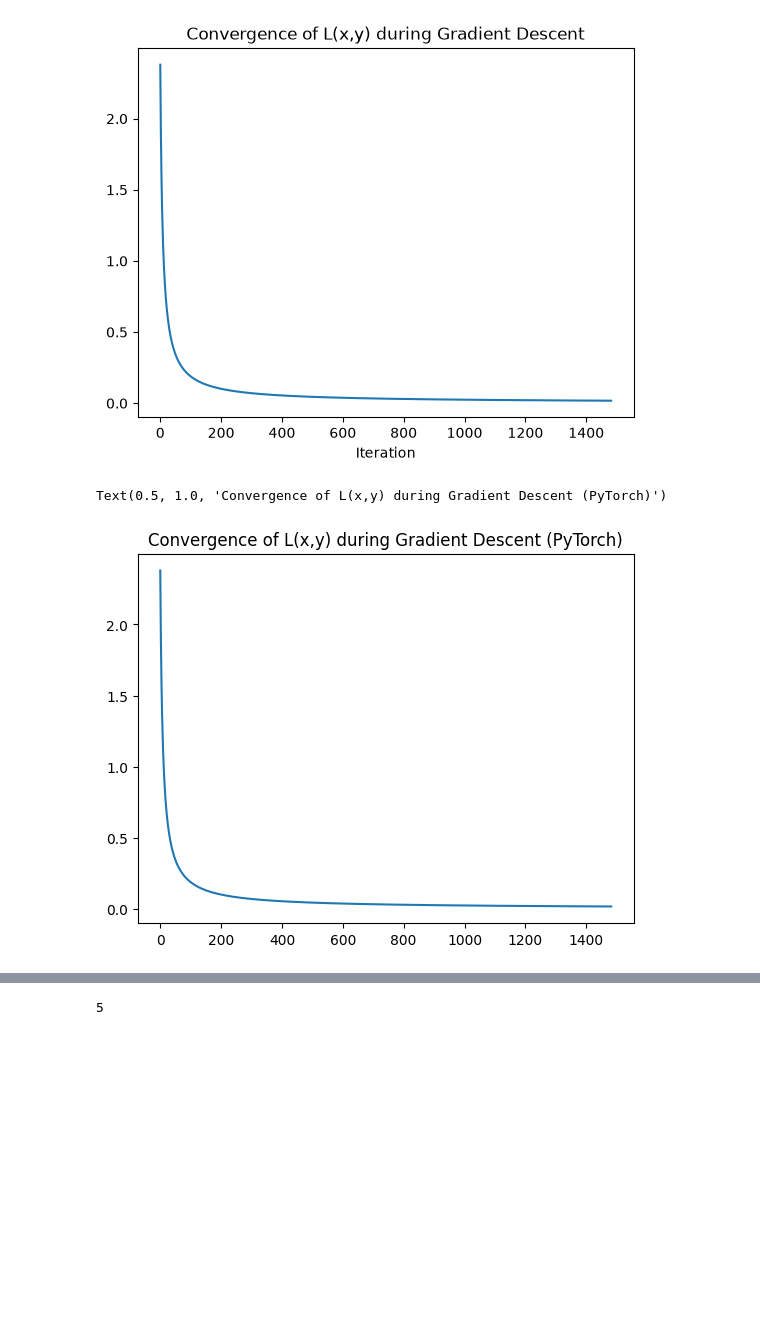
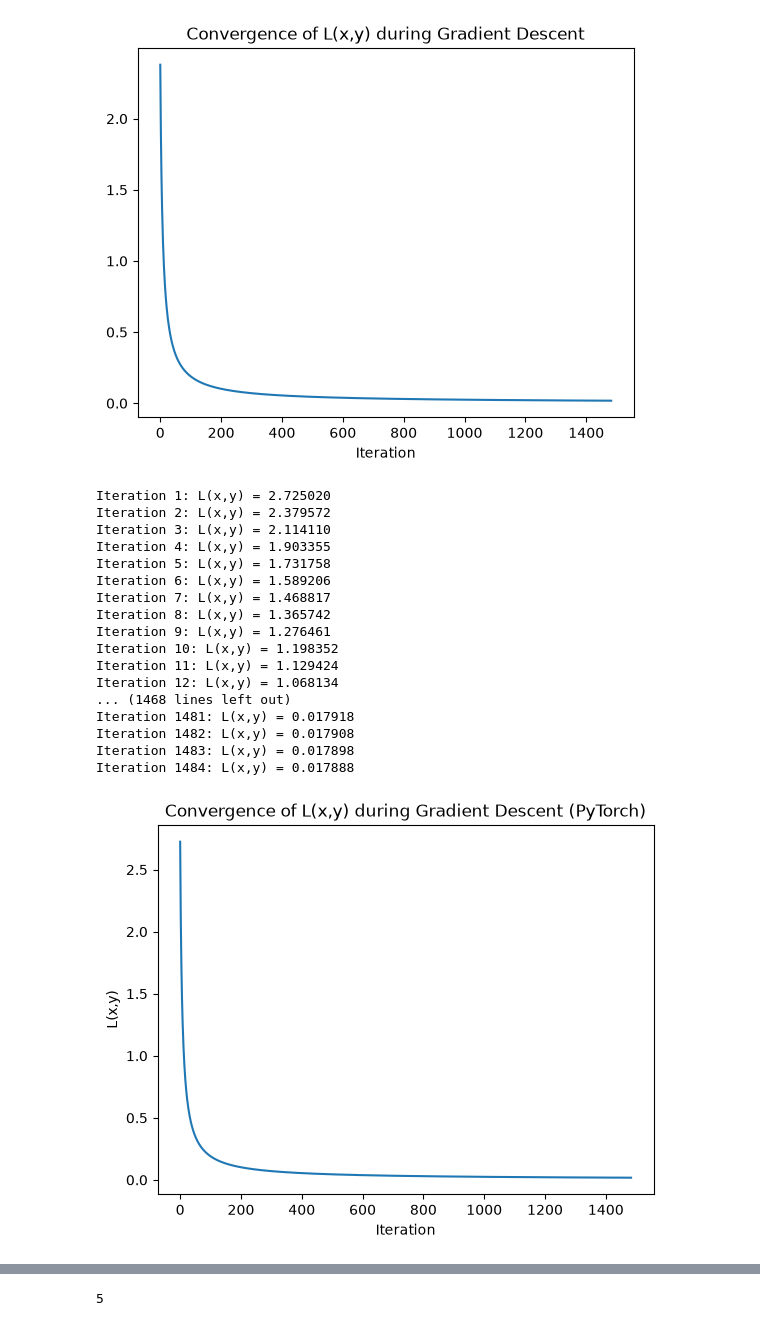
Before and after one commit to vaibhavgarg1982/DSAI-teaching, a Jupyter notebook: 0000_grad_des.ipynb, the cells around one changed output, grey strips where cells are left out. Drawn from its saved outputs; the diff is of its cells as text; code cells hidden in the pictures; blank space fills up the shorter version.

```diff
--- a/0000_grad_des.ipynb
+++ b/0000_grad_des.ipynb
@@ -101,41 +163,65 @@ Text(0.5, 0, 'Iteration')
 # %%
 # the full thing but in pytorch
 import torch
 
 # Define the function L(x, y)
 
 def L_torch(x, y):
     return torch.exp(x) + torch.exp(y)
 
 # Initialize parameters
 x = torch.tensor(-5.0, requires_grad=True)
 y = torch.tensor(1.0, requires_grad=True)
 
 # Define the learning rate
 eta = 0.05
 
 # Store initial value of L
 init = 1000
 
 L_values = []
+init = 1000
 
-# Gradient descent loop
-while abs(L_torch(x, y).item() - init) > 0.00001:  # iterate till convergence
-    init = L_torch(x, y).item()
-    L_torch(x, y).backward()
+while True:
+    L = L_torch(x, y)
+    L_values.append(L.item())
+    print(f"Iteration {len(L_values)}: L(x,y) = {L.item():.6f}")
+    if abs(L.item() - init) <= 0.00001:
+        break
+    init = L.item()
+    L.backward()
     with torch.no_grad():
         x -= eta * x.grad
         y -= eta * y.grad
-        x.grad.zero_()
-        y.grad.zero_()
-    L_values.append(L_torch(x, y).item())
-    # print(f"x: {x.item():.2f}, y: {y.item():.2f}, L(x,y): {L_torch(x, y).item():.2f}")
 
+    x.grad.zero_()
+    y.grad.zero_()
+
+import matplotlib.pyplot as plt
 plt.plot(L_values)
 plt.title('Convergence of L(x,y) during Gradient Descent (PyTorch)')
+plt.xlabel('Iteration')
+plt.ylabel('L(x,y)')
+plt.show()
 # %% [output]
-Text(0.5, 1.0, 'Convergence of L(x,y) during Gradient Descent (PyTorch)')
+Iteration 1: L(x,y) = 2.725020
+Iteration 2: L(x,y) = 2.379572
+Iteration 3: L(x,y) = 2.114110
+Iteration 4: L(x,y) = 1.903355
+Iteration 5: L(x,y) = 1.731758
+Iteration 6: L(x,y) = 1.589206
+Iteration 7: L(x,y) = 1.468817
+Iteration 8: L(x,y) = 1.365742
+Iteration 9: L(x,y) = 1.276461
+Iteration 10: L(x,y) = 1.198352
+Iteration 11: L(x,y) = 1.129424
+Iteration 12: L(x,y) = 1.068134
+... (1468 lines left out)
+Iteration 1481: L(x,y) = 0.017918
+Iteration 1482: L(x,y) = 0.017908
+Iteration 1483: L(x,y) = 0.017898
+Iteration 1484: L(x,y) = 0.017888
-[figure, old version]
+[figure, new version]
 # %%
 # use pytorch sgd for the above
 
```
Also changed, not shown: parts of 14 cells of this notebook.
